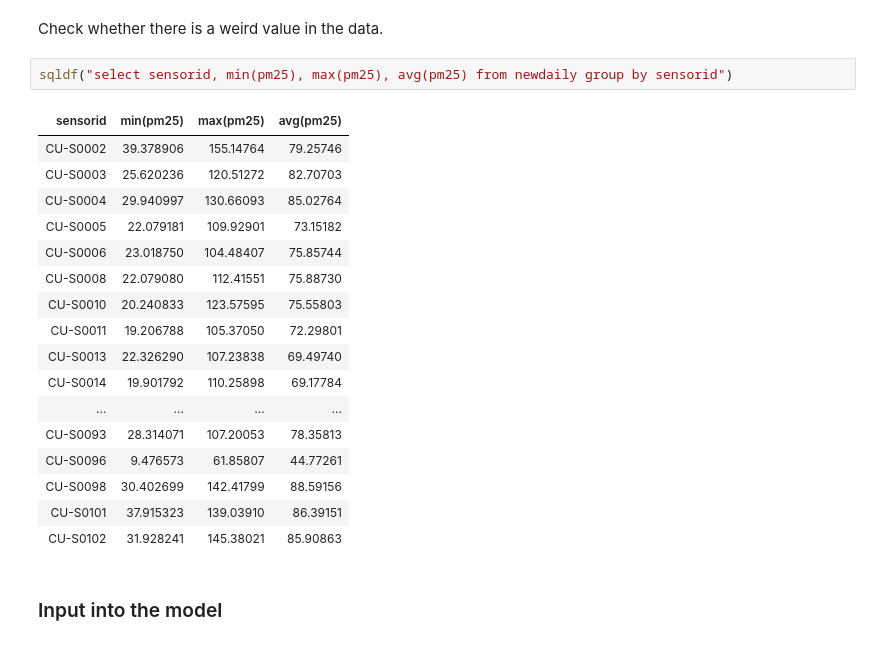
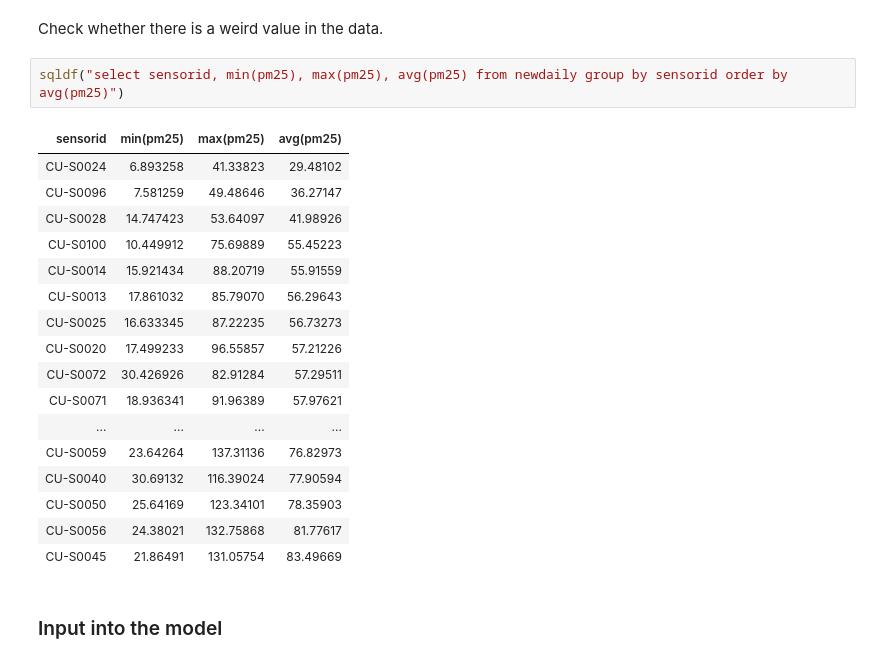
Before and after one commit to Maplub/Jupyter, a Jupyter notebook: st_variogram.ipynb, the cells around one changed output. Drawn from its saved outputs; the diff is of its cells as text.

```diff
--- a/st_variogram.ipynb
+++ b/st_variogram.ipynb
@@ -176,25 +176,25 @@ Warning message:
 # %% [markdown]
 Check whether there is a weird value in the data.
 # %%
-sqldf("select sensorid, min(pm25), max(pm25), avg(pm25) from newdaily group by sensorid")
+sqldf("select sensorid, min(pm25), max(pm25), avg(pm25) from newdaily group by sensorid order by avg(pm25)")
 # %% [output]
 | sensorid | min(pm25) | max(pm25) | avg(pm25) |
-| CU-S0002 | 39.378906 | 155.14764 | 79.25746 |
-| CU-S0003 | 25.620236 | 120.51272 | 82.70703 |
-| CU-S0004 | 29.940997 | 130.66093 | 85.02764 |
-| CU-S0005 | 22.079181 | 109.92901 | 73.15182 |
-| CU-S0006 | 23.018750 | 104.48407 | 75.85744 |
-| CU-S0008 | 22.079080 | 112.41551 | 75.88730 |
-| CU-S0010 | 20.240833 | 123.57595 | 75.55803 |
-| CU-S0011 | 19.206788 | 105.37050 | 72.29801 |
-| CU-S0013 | 22.326290 | 107.23838 | 69.49740 |
-| CU-S0014 | 19.901792 | 110.25898 | 69.17784 |
+| CU-S0024 | 6.893258 | 41.33823 | 29.48102 |
+| CU-S0096 | 7.581259 | 49.48646 | 36.27147 |
+| CU-S0028 | 14.747423 | 53.64097 | 41.98926 |
+| CU-S0100 | 10.449912 | 75.69889 | 55.45223 |
+| CU-S0014 | 15.921434 | 88.20719 | 55.91559 |
+| CU-S0013 | 17.861032 | 85.79070 | 56.29643 |
+| CU-S0025 | 16.633345 | 87.22235 | 56.73273 |
+| CU-S0020 | 17.499233 | 96.55857 | 57.21226 |
+| CU-S0072 | 30.426926 | 82.91284 | 57.29511 |
+| CU-S0071 | 18.936341 | 91.96389 | 57.97621 |
 | ... | ... | ... | ... |
-| CU-S0093 | 28.314071 | 107.20053 | 78.35813 |
-| CU-S0096 | 9.476573 | 61.85807 | 44.77261 |
-| CU-S0098 | 30.402699 | 142.41799 | 88.59156 |
-| CU-S0101 | 37.915323 | 139.03910 | 86.39151 |
-| CU-S0102 | 31.928241 | 145.38021 | 85.90863 |
+| CU-S0059 | 23.64264 | 137.31136 | 76.82973 |
+| CU-S0040 | 30.69132 | 116.39024 | 77.90594 |
+| CU-S0050 | 25.64169 | 123.34101 | 78.35903 |
+| CU-S0056 | 24.38021 | 132.75868 | 81.77617 |
+| CU-S0045 | 21.86491 | 131.05754 | 83.49669 |
 # %% [markdown]
 ### Input into the model
 # %% [markdown]
```
Also changed, not shown: parts of 7 cells of this notebook, 2 other files.
